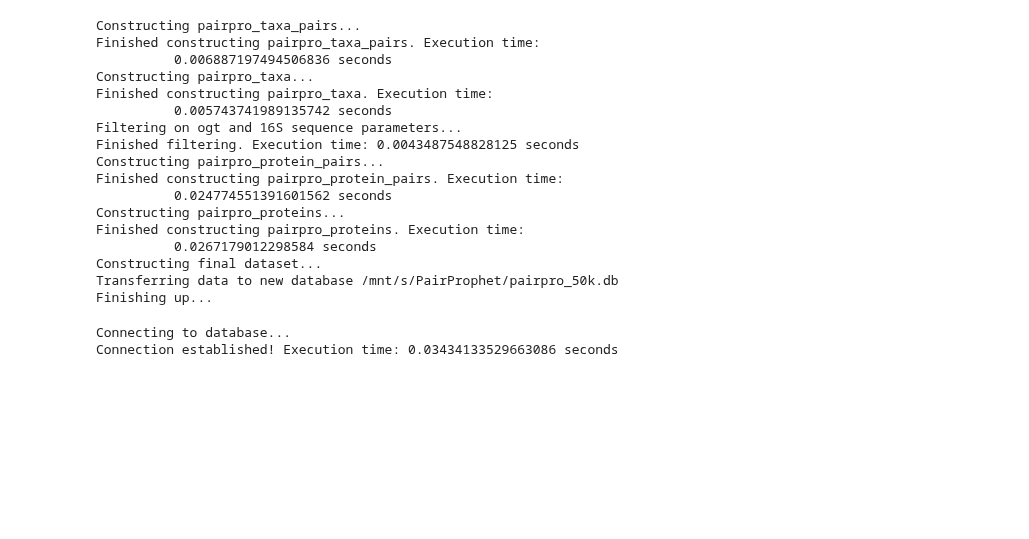
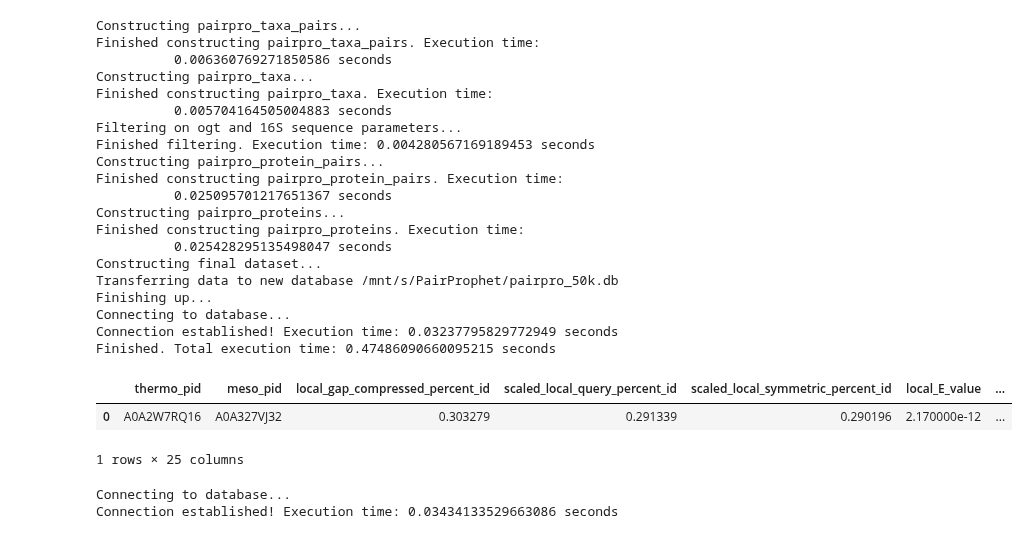
Before and after one commit to learn2therm/PairProphet, a Jupyter notebook: notebooks/Untitled.ipynb, the cells around one changed output. Saved outputs shown, nothing was run; the diff lists cells and outputs as text; code cells hidden in the pictures; blank space fills up the shorter version.

```diff
--- a/notebooks/Untitled.ipynb
+++ b/notebooks/Untitled.ipynb
@@ -194,6 +194,8 @@ def build_pairpro(con, out_db_path, min_ogt_diff: int = 20, min_16s: int = 1300,
                        SELECT pairpro_protein_pairs.*,
                        proteins_m.protein_seq AS m_protein_seq,
                        proteins_t.protein_seq AS t_protein_seq,
+                       proteins_m.pdb_id AS meso_pdb,
+                       proteins_t.pdb_id AS thermo_pdb
                        FROM pairpro_protein_pairs
                        JOIN pairpro_proteins AS proteins_m
                        ON (pairpro_protein_pairs.meso_pid = proteins_m.pid)
@@ -202,15 +204,43 @@ def build_pairpro(con, out_db_path, min_ogt_diff: int = 20, min_16s: int = 1300,
                            proteins_t.pid)"""
     con.execute(big_table_cmd)
 
+    if os.path.exists(out_db_path):
+        filename, ext = os.path.splitext(out_db_path)
+        counter = 1
+        while os.path.exists(f'{filename}_{counter}{ext}'):
+            counter += 1
+        out_db_path = f'{filename}_{counter}{ext}'
+
     print(f'Transferring data to new database {out_db_path}')
     con.execute(f"""ATTACH '{out_db_path}' AS out_db""")
     con.execute("""CREATE SCHEMA out_db.pairpro""")
     con.execute("""CREATE OR REPLACE TABLE out_db.pairpro.final AS
                    SELECT * FROM main.pairpro_final""")
+    con.execute("""CREATE OR REPLACE TABLE out_db.pairpro.proteins AS
+                   SELECT * FROM main.pairpro_proteins""")
     con.execute("""DETACH out_db""")
 
     print('Finishing up...')
     con.commit()
+    con.close()
+
+    con2, _ = connect_db(out_db_path)
+
+    # Add pair IDs to final table
+    con2.execute("""CREATE TEMP TABLE pair_ids AS SELECT ROW_NUMBER() OVER(ORDER BY meso_pid, thermo_pid) AS pair_id, meso_pid, thermo_pid FROM pairpro.final""")
+    con2.execute("""ALTER TABLE pairpro.final ADD pair_id int""")
+    con2.execute("""UPDATE pairpro.final AS f
+    SET pair_id = pair_ids.pair_id::int
+    FROM pair_ids
+    WHERE pair_ids.meso_pid = f.meso_pid
+    AND pair_ids.thermo_pid = f.thermo_pid
+    """)
+
+    et_final = time.time()
+    elapsed_time = et_final - e_time5
+    print(f'Finished. Total execution time: {elapsed_time} seconds')
+
+    return con2
 # %%
 con, _ = connect_db('/mnt/s/PairProphet/l2t_50k.db')
 # %% [output]
@@ -221,23 +251,30 @@ con = build_pairpro(con, '/mnt/s/PairProphet/pairpro_50k.db')
 # %% [output]
 Constructing pairpro_taxa_pairs...
 Finished constructing pairpro_taxa_pairs. Execution time:
-          0.006887197494506836 seconds
+          0.006360769271850586 seconds
 Constructing pairpro_taxa...
 Finished constructing pairpro_taxa. Execution time:
-          0.005743741989135742 seconds
+          0.005704164505004883 seconds
 Filtering on ogt and 16S sequence parameters...
-Finished filtering. Execution time: 0.0043487548828125 seconds
+Finished filtering. Execution time: 0.004280567169189453 seconds
 Constructing pairpro_protein_pairs...
 Finished constructing pairpro_protein_pairs. Execution time:
-          0.024774551391601562 seconds
+          0.025095701217651367 seconds
 Constructing pairpro_proteins...
 Finished constructing pairpro_proteins. Execution time:
-          0.0267179012298584 seconds
+          0.025428295135498047 seconds
 Constructing final dataset...
 Transferring data to new database /mnt/s/PairProphet/pairpro_50k.db
 Finishing up...
+Connecting to database...
+Connection established! Execution time: 0.03237795829772949 seconds
+Finished. Total execution time: 0.47486090660095215 seconds
 # %%
-con.close()
+con.execute("""SELECT * FROM pairpro.final LIMIT 1""").df()
+# %% [output]
+|  | thermo_pid | meso_pid | local_gap_compressed_percent_id | scaled_local_query_percent_id | scaled_local_symmetric_percent_id | local_E_value | ... |
+| 0 | A0A2W7RQ16 | A0A327VJ32 | 0.303279 | 0.291339 | 0.290196 | 2.170000e-12 | ... |
+1 rows × 25 columns
 # %%
 con, _ = connect_db('/mnt/s/PairProphet/pairpro_50k.db')
 # %% [output]
```
Also changed, not shown: parts of 1 cell of this notebook, 3 other files.
